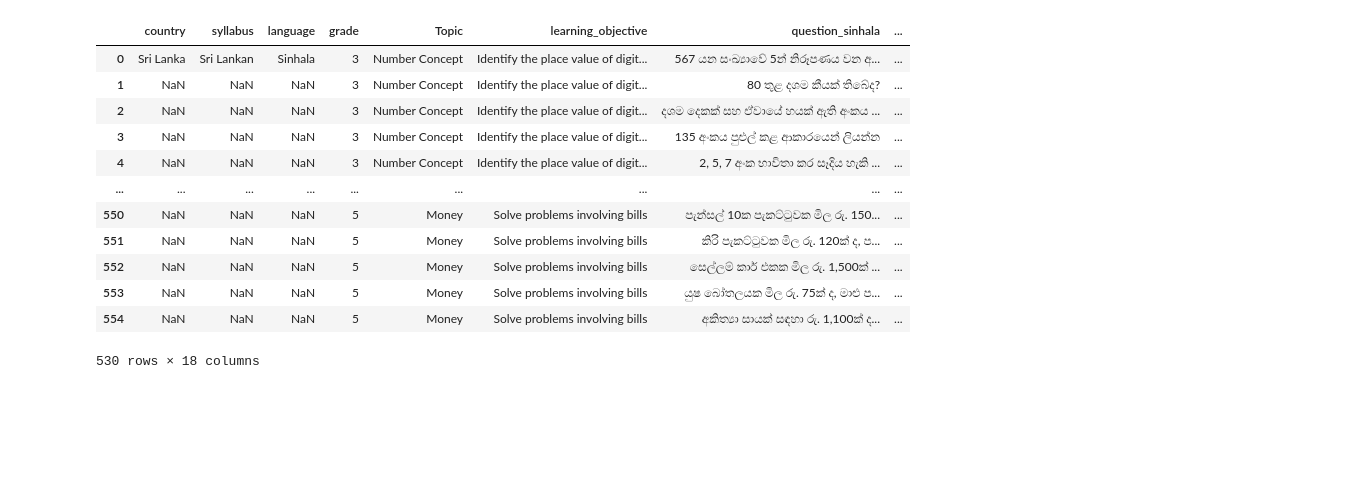
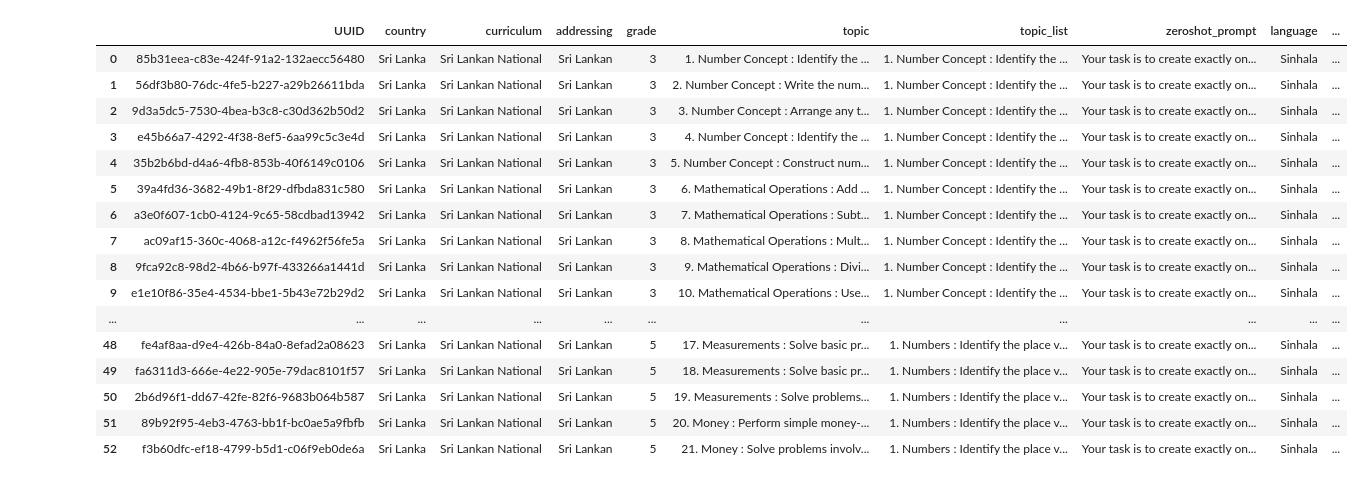
Before and after one commit to Kalana777/mathword-multilinguo, a Jupyter notebook: multiningual_dataset_prep.ipynb, the cells around one changed output. Saved outputs shown, nothing was run; the diff lists cells and outputs as text; code cells hidden in the pictures; blank space fills up the shorter version.

Commit message:
Corrected Sinhala preproccessing

```diff
--- a/multiningual_dataset_prep.ipynb
+++ b/multiningual_dataset_prep.ipynb
@@ -774,21 +637,0 @@ examples
-# %%
-
-
-# Make sure matching columns have same names/types
-examples["grade"] = examples["grade"].astype(int)
-sinhala_df["grade"] = sinhala_df["grade"].astype(int)
-
-examples["topic"] = examples["topic"].astype(str).str.strip()
-sinhala_df["topic"] = sinhala_df["topic"].astype(str).str.strip()
-
-# Create JSON string for each example row
-examples["example_json"] = examples.apply(
-    lambda row: json.dumps(
-        {
-            "question": row["selected_question_sinhala"],
-            "answer": row["answer_sinhala"]
-        },
-        ensure_ascii=False
-    ),
-    axis=1
-)
@@ -824,16 +637,0 @@ examples["example_col"] = "example_" + examples["example_num"].astype(str)
-# %%
-examples
-# %% [output]
-|  | country | syllabus | language | grade | Topic | learning_objective | question_sinhala | ... |
-| 0 | Sri Lanka | Sri Lankan | Sinhala | 3 | Number Concept | Identify the place value of digit... | 567 යන සංඛ්‍යාවේ 5න් නිරූපණය වන අ... | ... |
-| 1 | NaN | NaN | NaN | 3 | Number Concept | Identify the place value of digit... | 80 තුළ දශම කීයක් තිබේද? | ... |
-| 2 | NaN | NaN | NaN | 3 | Number Concept | Identify the place value of digit... | දශම දෙකක් සහ ඒවායේ හයක් ඇති අංකය ... | ... |
-| 3 | NaN | NaN | NaN | 3 | Number Concept | Identify the place value of digit... | 135 අංකය පුළුල් කළ ආකාරයෙන් ලියන්න | ... |
-| 4 | NaN | NaN | NaN | 3 | Number Concept | Identify the place value of digit... | 2, 5, 7 අංක භාවිතා කර සෑදිය හැකි ... | ... |
-| ... | ... | ... | ... | ... | ... | ... | ... | ... |
-| 550 | NaN | NaN | NaN | 5 | Money | Solve problems involving bills | පැන්සල් 10ක පැකට්ටුවක මිල රු. 150... | ... |
-| 551 | NaN | NaN | NaN | 5 | Money | Solve problems involving bills | කිරි පැකට්ටුවක මිල රු. 120ක් ද, ප... | ... |
-| 552 | NaN | NaN | NaN | 5 | Money | Solve problems involving bills | සෙල්ලම් කාර් එකක මිල රු. 1,500ක් ... | ... |
-| 553 | NaN | NaN | NaN | 5 | Money | Solve problems involving bills | යුෂ බෝතලයක මිල රු. 75ක් ද, මාළු ප... | ... |
-| 554 | NaN | NaN | NaN | 5 | Money | Solve problems involving bills | අකිත්‍යා සායක් සඳහා රු. 1,100ක් ද... | ... |
-530 rows × 18 columns
@@ -849,0 +638,20 @@ examples_wide
+# %%
+sinhala_df
+# %% [output]
+|  | UUID | country | curriculum | addressing | grade | topic | topic_list | zeroshot_prompt | language | ... |
+| 0 | 85b31eea-c83e-424f-91a2-132aecc56480 | Sri Lanka | Sri Lankan National | Sri Lankan | 3 | 1. Number Concept : Identify the ... | 1. Number Concept : Identify the ... | Your task is to create exactly on... | Sinhala | ... |
+| 1 | 56df3b80-76dc-4fe5-b227-a29b26611bda | Sri Lanka | Sri Lankan National | Sri Lankan | 3 | 2. Number Concept : Write the num... | 1. Number Concept : Identify the ... | Your task is to create exactly on... | Sinhala | ... |
+| 2 | 9d3a5dc5-7530-4bea-b3c8-c30d362b50d2 | Sri Lanka | Sri Lankan National | Sri Lankan | 3 | 3. Number Concept : Arrange any t... | 1. Number Concept : Identify the ... | Your task is to create exactly on... | Sinhala | ... |
+| 3 | e45b66a7-4292-4f38-8ef5-6aa99c5c3e4d | Sri Lanka | Sri Lankan National | Sri Lankan | 3 | 4. Number Concept : Identify the ... | 1. Number Concept : Identify the ... | Your task is to create exactly on... | Sinhala | ... |
+| 4 | 35b2b6bd-d4a6-4fb8-853b-40f6149c0106 | Sri Lanka | Sri Lankan National | Sri Lankan | 3 | 5. Number Concept : Construct num... | 1. Number Concept : Identify the ... | Your task is to create exactly on... | Sinhala | ... |
+| 5 | 39a4fd36-3682-49b1-8f29-dfbda831c580 | Sri Lanka | Sri Lankan National | Sri Lankan | 3 | 6. Mathematical Operations : Add ... | 1. Number Concept : Identify the ... | Your task is to create exactly on... | Sinhala | ... |
+| 6 | a3e0f607-1cb0-4124-9c65-58cdbad13942 | Sri Lanka | Sri Lankan National | Sri Lankan | 3 | 7. Mathematical Operations : Subt... | 1. Number Concept : Identify the ... | Your task is to create exactly on... | Sinhala | ... |
+| 7 | ac09af15-360c-4068-a12c-f4962f56fe5a | Sri Lanka | Sri Lankan National | Sri Lankan | 3 | 8. Mathematical Operations : Mult... | 1. Number Concept : Identify the ... | Your task is to create exactly on... | Sinhala | ... |
+| 8 | 9fca92c8-98d2-4b66-b97f-433266a1441d | Sri Lanka | Sri Lankan National | Sri Lankan | 3 | 9. Mathematical Operations : Divi... | 1. Number Concept : Identify the ... | Your task is to create exactly on... | Sinhala | ... |
+| 9 | e1e10f86-35e4-4534-bbe1-5b43e72b29d2 | Sri Lanka | Sri Lankan National | Sri Lankan | 3 | 10. Mathematical Operations : Use... | 1. Number Concept : Identify the ... | Your task is to create exactly on... | Sinhala | ... |
+| ... | ... | ... | ... | ... | ... | ... | ... | ... | ... | ... |
+| 48 | fe4af8aa-d9e4-426b-84a0-8efad2a08623 | Sri Lanka | Sri Lankan National | Sri Lankan | 5 | 17. Measurements : Solve basic pr... | 1. Numbers : Identify the place v... | Your task is to create exactly on... | Sinhala | ... |
+| 49 | fa6311d3-666e-4e22-905e-79dac8101f57 | Sri Lanka | Sri Lankan National | Sri Lankan | 5 | 18. Measurements : Solve basic pr... | 1. Numbers : Identify the place v... | Your task is to create exactly on... | Sinhala | ... |
+| 50 | 2b6d96f1-dd67-42fe-82f6-9683b064b587 | Sri Lanka | Sri Lankan National | Sri Lankan | 5 | 19. Measurements : Solve problems... | 1. Numbers : Identify the place v... | Your task is to create exactly on... | Sinhala | ... |
+| 51 | 89b92f95-4eb3-4763-bb1f-bc0ae5a9fbfb | Sri Lanka | Sri Lankan National | Sri Lankan | 5 | 20. Money : Perform simple money-... | 1. Numbers : Identify the place v... | Your task is to create exactly on... | Sinhala | ... |
+| 52 | f3b60dfc-ef18-4799-b5d1-c06f9eb0de6a | Sri Lanka | Sri Lankan National | Sri Lankan | 5 | 21. Money : Solve problems involv... | 1. Numbers : Identify the place v... | Your task is to create exactly on... | Sinhala | ... |
```
Also changed, not shown: parts of 14 cells of this notebook.
